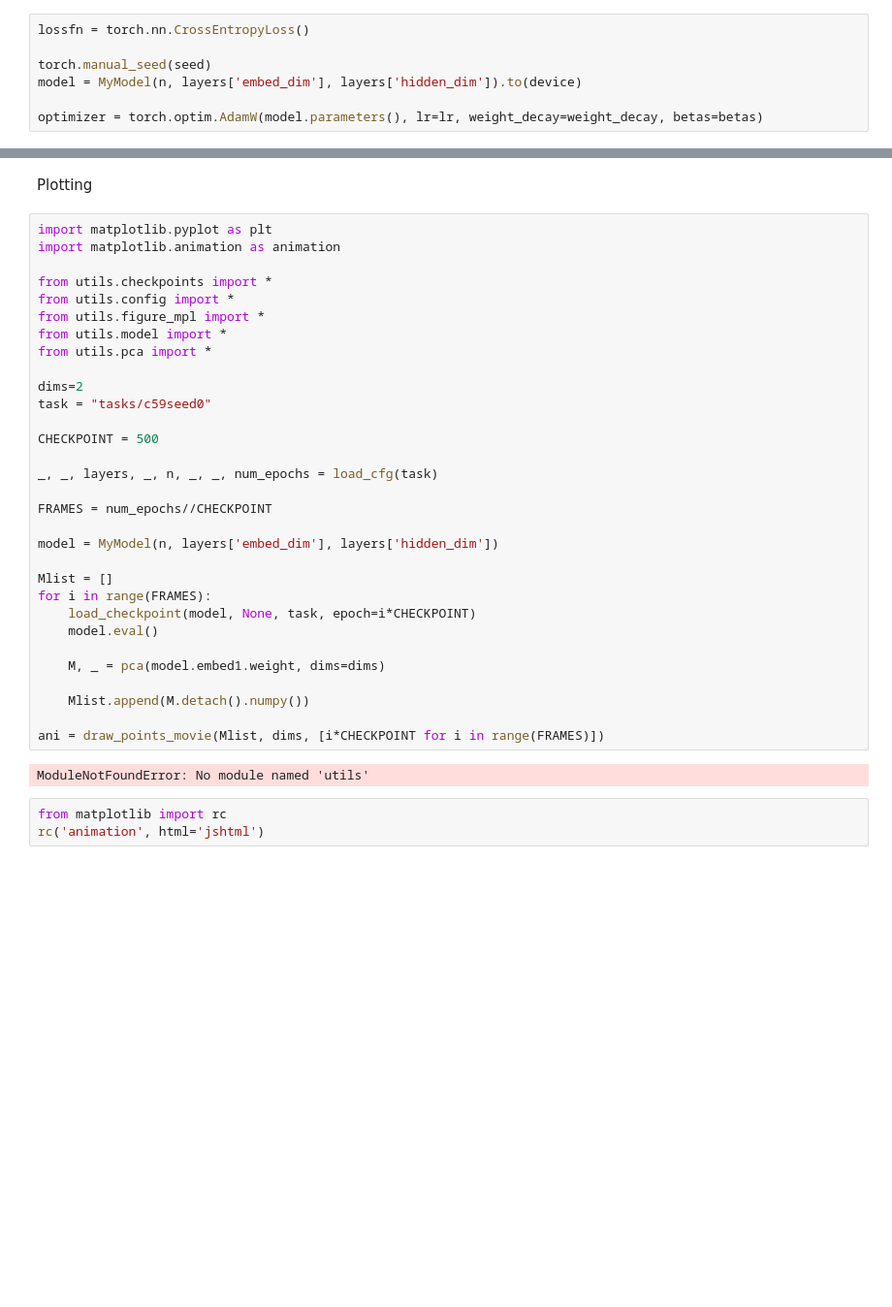
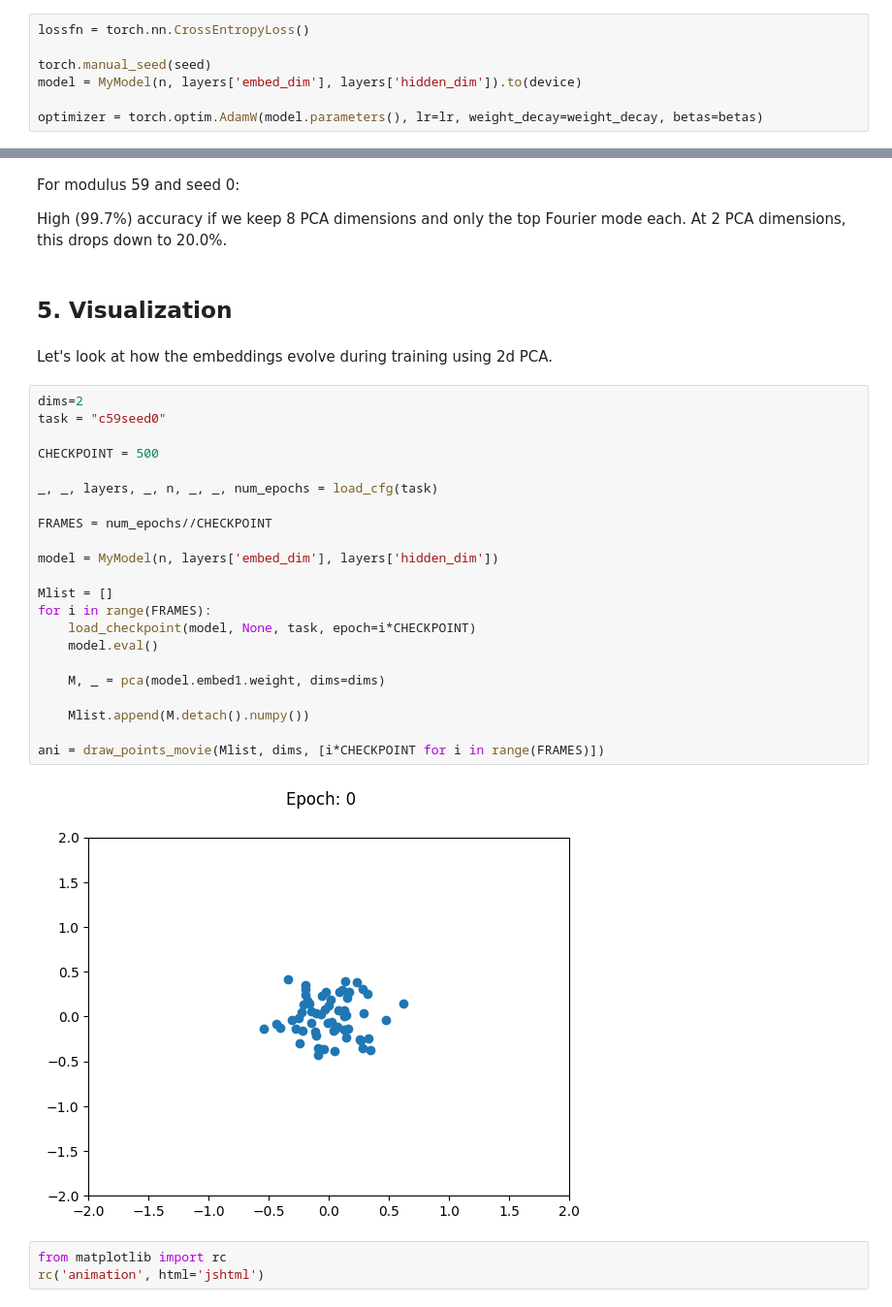
Before and after one commit to doughdemon/modular-addition, a Jupyter notebook: notebook.ipynb, the cells around one changed output, grey strips where cells are left out. Shown at 97% size. Drawn from its saved outputs; the diff is of its cells as text; blank space fills up the shorter version.

```diff
--- a/notebook.ipynb
+++ b/notebook.ipynb
@@ -170,38 +212,35 @@ Accuracy: 0.2252226371732261
-# %% [markdown]
-Plotting
+# %% [markdown]
+For modulus 59 and seed 0:
+
+High (99.7%) accuracy if we keep 8 PCA dimensions and only the top Fourier mode each. At 2 PCA dimensions, this drops down to 20.0%.
+# %% [markdown]
+## 5. Visualization
+# %% [markdown]
+Let's look at how the embeddings evolve during training using 2d PCA.
 # %%
-import matplotlib.pyplot as plt
-import matplotlib.animation as animation
-
-from utils.checkpoints import *
-from utils.config import *
-from utils.figure_mpl import *
-from utils.model import *
-from utils.pca import *
-
 dims=2
-task = "tasks/c59seed0"
+task = "c59seed0"
 
 CHECKPOINT = 500
 
 _, _, layers, _, n, _, _, num_epochs = load_cfg(task)
 
 FRAMES = num_epochs//CHECKPOINT
 
 model = MyModel(n, layers['embed_dim'], layers['hidden_dim'])
 
 Mlist = []
 for i in range(FRAMES):
     load_checkpoint(model, None, task, epoch=i*CHECKPOINT)
     model.eval()
 
     M, _ = pca(model.embed1.weight, dims=dims)
 
     Mlist.append(M.detach().numpy())
 
 ani = draw_points_movie(Mlist, dims, [i*CHECKPOINT for i in range(FRAMES)])
 # %% [output]
-ModuleNotFoundError: No module named 'utils'
+[figure, added]
 # %%
 from matplotlib import rc
 rc('animation', html='jshtml')
```
Also changed, not shown: parts of 30 cells of this notebook.
